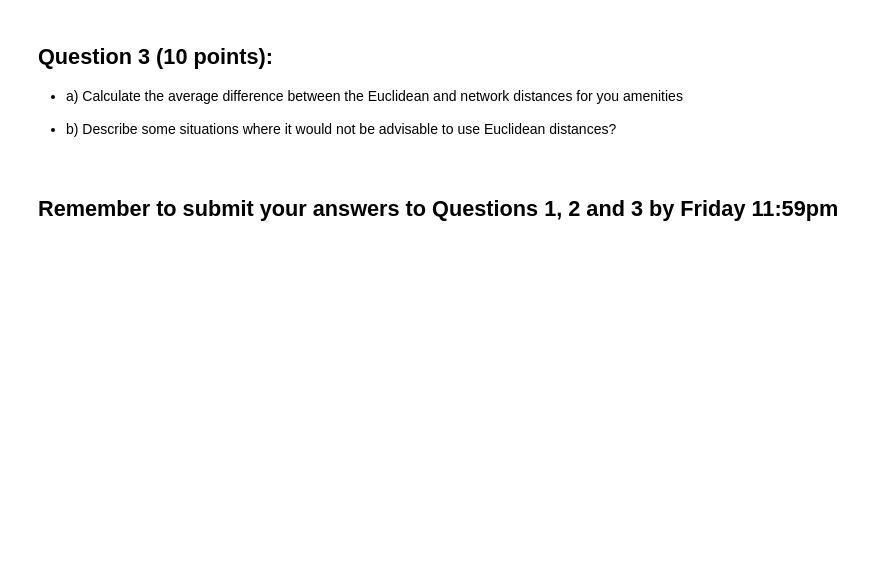
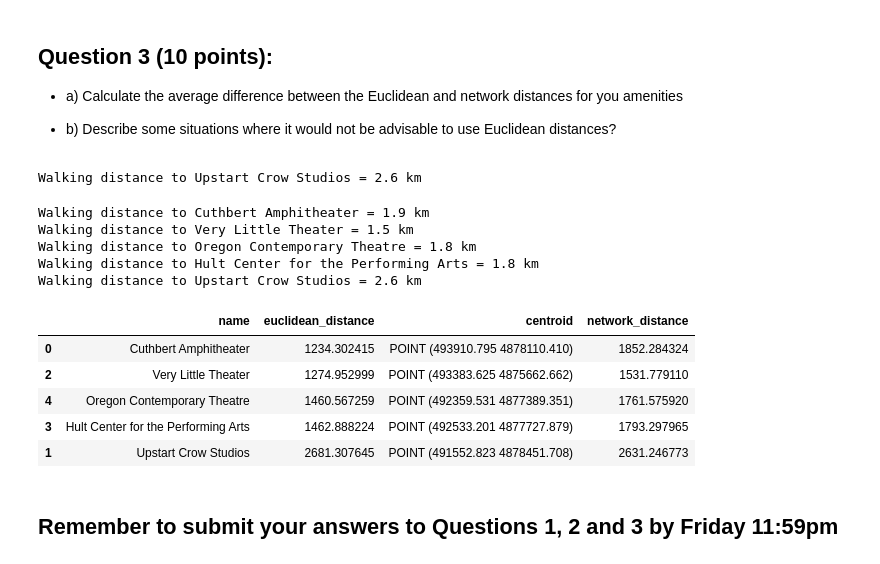
Before and after one commit to bhunter2/geospatial-data-science, a Jupyter notebook: labs/lab3/Lab3_submission.ipynb, the cells around one changed output. Saved outputs shown, nothing was run; the diff lists cells and outputs as text; code cells hidden in the pictures; blank space fills up the shorter version.

```diff
--- a/labs/lab3/Lab3_submission.ipynb
+++ b/labs/lab3/Lab3_submission.ipynb
@@ -186,3 +186,64 @@ Write a few sentences about what your map shows.
 
 
 * b) Describe some situations where it would not be advisable to use Euclidean distances?
+# %%
+# Get the nodes along the shortest path
+route_nodes = nodes_proj.loc[route]
+
+# Create a geometry for the shortest path
+route_line = LineString(list(route_nodes['geometry'].values))
+
+# Create a GeoDataFrame
+route_geom = gpd.GeoDataFrame([[route_line]], geometry='geometry', crs=edges_proj.crs, columns=['geometry'])
+
+# Print length of route
+print('Walking distance to %s = %.1f km' % (nearest_theatres['name'].iloc[-1], route_geom['geometry'].length / 1000))
+# %% [output]
+Walking distance to Upstart Crow Studios = 2.6 km
+# %%
+# Get x and y coordinates of all ten of the nearest theatres
+target_xy = (nearest_theatres['centroid'].y.values, nearest_theatres['centroid'].x.values)
+# %%
+routes = []
+distances = []
+for i in range(len(target_xy[0])):
+
+    # Find the node in the graph that is closest to the target point (here, we want to get the node id)
+    target_node = ox.distance.nearest_nodes(graph_proj, X=target_xy[1][i], Y=target_xy[0][i], return_dist=False)
+
+    # Calculate the shortest path
+    route = nx.shortest_path(G=graph_proj, source=orig_node, target=target_node, weight='length')
+
+    # Append route to list
+    routes.append(route)
+
+    # Get the nodes along the shortest path
+    route_nodes = nodes_proj.loc[route]
+
+    # Create a geometry for the shortest path
+    route_line = LineString(list(route_nodes['geometry'].values))
+
+    # Create a GeoDataFrame
+    route_geom = gpd.GeoDataFrame([[route_line]], geometry='geometry', crs=edges_proj.crs, columns=['geometry'])
+
+    # Print length of route
+    print('Walking distance to %s = %.1f km' % (nearest_theatres['name'].iloc[i], route_geom['geometry'].length / 1000))
+
+    # Append distances to list
+    distances.append(route_geom['geometry'].length[0])
+# %% [output]
+Walking distance to Cuthbert Amphitheater = 1.9 km
+Walking distance to Very Little Theater = 1.5 km
+Walking distance to Oregon Contemporary Theatre = 1.8 km
+Walking distance to Hult Center for the Performing Arts = 1.8 km
+Walking distance to Upstart Crow Studios = 2.6 km
+# %%
+nearest_theatres['network_distance'] = distances
+nearest_theatres
+# %% [output]
+|  | name | euclidean_distance | centroid | network_distance |
+| 0 | Cuthbert Amphitheater | 1234.302415 | POINT (493910.795 4878110.410) | 1852.284324 |
+| 2 | Very Little Theater | 1274.952999 | POINT (493383.625 4875662.662) | 1531.779110 |
+| 4 | Oregon Contemporary Theatre | 1460.567259 | POINT (492359.531 4877389.351) | 1761.575920 |
+| 3 | Hult Center for the Performing Arts | 1462.888224 | POINT (492533.201 4877727.879) | 1793.297965 |
+| 1 | Upstart Crow Studios | 2681.307645 | POINT (491552.823 4878451.708) | 2631.246773 |
```
Also changed, not shown: parts of 1 cell of this notebook.
